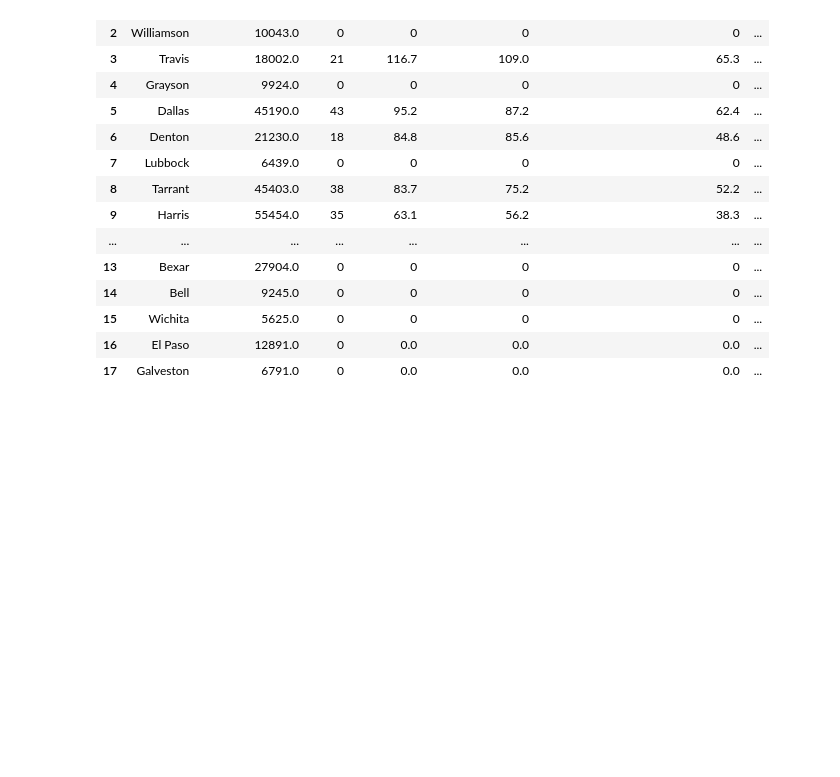
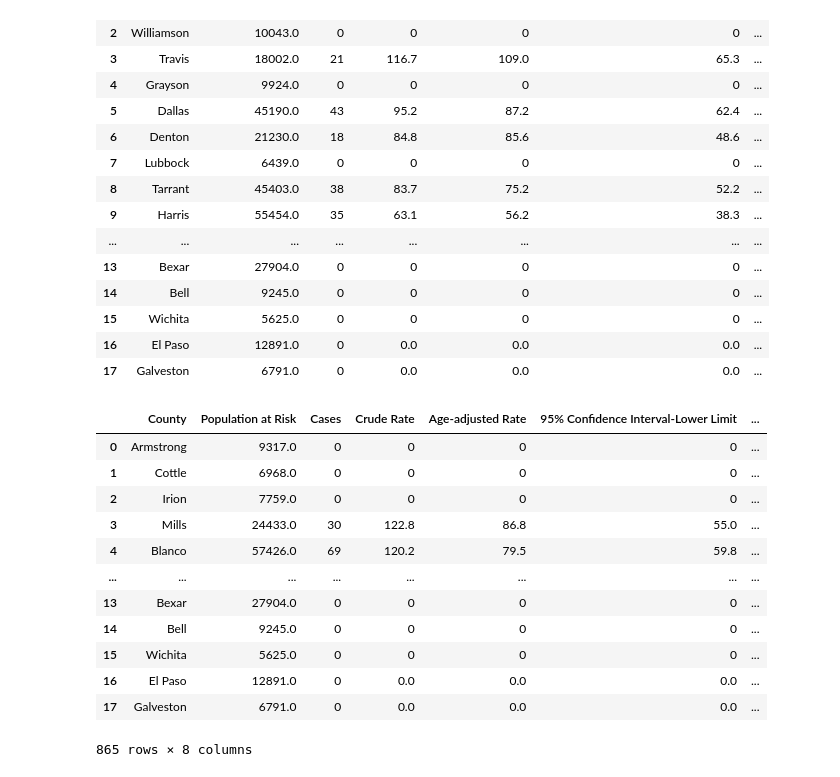
Before and after one commit to emilymees/Project-One, a Jupyter notebook: Shelby/breastcancer.ipynb, the cells around one changed output. Saved outputs shown, nothing was run; the diff lists cells and outputs as text; code cells hidden in the pictures; blank space fills up the shorter version.

```diff
--- a/Shelby/breastcancer.ipynb
+++ b/Shelby/breastcancer.ipynb
@@ -156,3 +155,34 @@ bct_NA_clean
 | 15 | Wichita | 5625.0 | 0 | 0 | 0 | 0 | ... |
 | 16 | El Paso | 12891.0 | 0 | 0.0 | 0.0 | 0.0 | ... |
 | 17 | Galveston | 6791.0 | 0 | 0.0 | 0.0 | 0.0 | ... |
+# %%
+combined_year_list = []
+
+def combine_race (df, race):
+
+    df["Race"] = race
+    combined_year_list.append(df)
+
+combine_race(bct_clean_drop,"All Races")
+combine_race(bct_NHW_clean, "Non-Hispanic White")
+combine_race(bct_NHB_clean, "Non-Hispanic Black")
+combine_race(bct_H_clean,  "Hispanic")
+combine_race(bct_API_clean, "Asian & Pacific Islander")
+combine_race(bct_NA_clean, "Native American & Alaskan")
+
+combined_race_df= pd.concat(combined_year_list)
+combined_race_df
+# %% [output]
+|  | County | Population at Risk | Cases | Crude Rate | Age-adjusted Rate | 95% Confidence Interval-Lower Limit | ... |
+| 0 | Armstrong | 9317.0 | 0 | 0 | 0 | 0 | ... |
+| 1 | Cottle | 6968.0 | 0 | 0 | 0 | 0 | ... |
+| 2 | Irion | 7759.0 | 0 | 0 | 0 | 0 | ... |
+| 3 | Mills | 24433.0 | 30 | 122.8 | 86.8 | 55.0 | ... |
+| 4 | Blanco | 57426.0 | 69 | 120.2 | 79.5 | 59.8 | ... |
+| ... | ... | ... | ... | ... | ... | ... | ... |
+| 13 | Bexar | 27904.0 | 0 | 0 | 0 | 0 | ... |
+| 14 | Bell | 9245.0 | 0 | 0 | 0 | 0 | ... |
+| 15 | Wichita | 5625.0 | 0 | 0 | 0 | 0 | ... |
+| 16 | El Paso | 12891.0 | 0 | 0.0 | 0.0 | 0.0 | ... |
+| 17 | Galveston | 6791.0 | 0 | 0.0 | 0.0 | 0.0 | ... |
+865 rows × 8 columns
```
Also changed, not shown: parts of 1 cell of this notebook.
